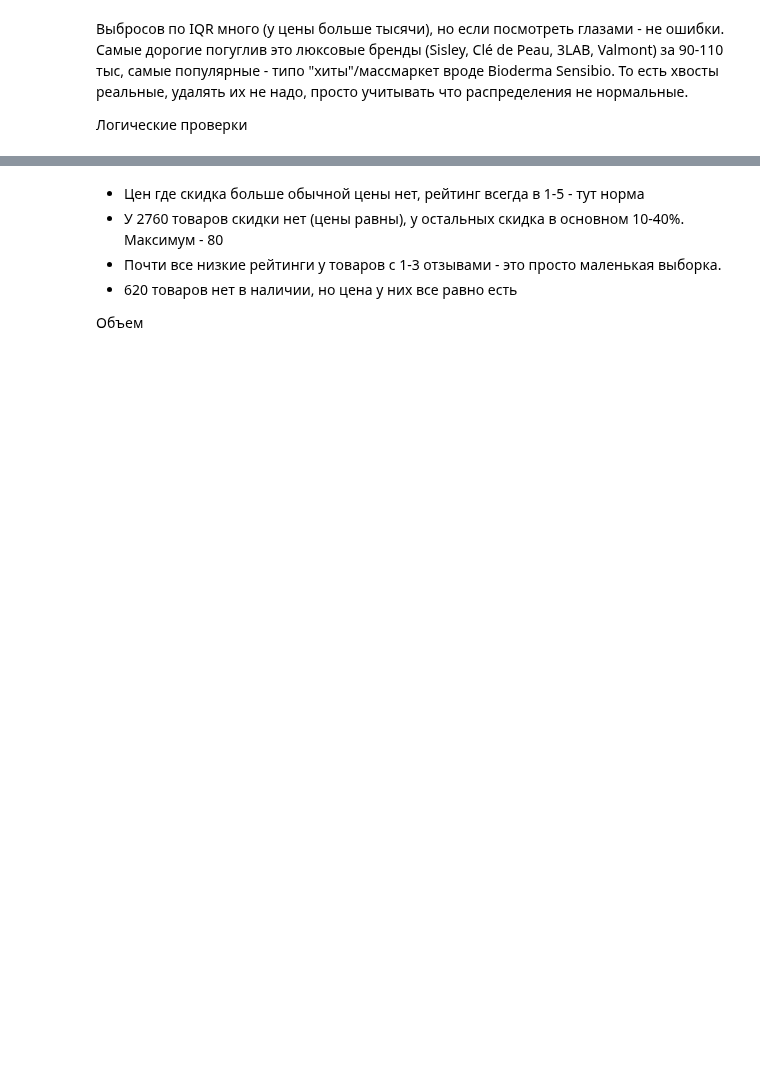
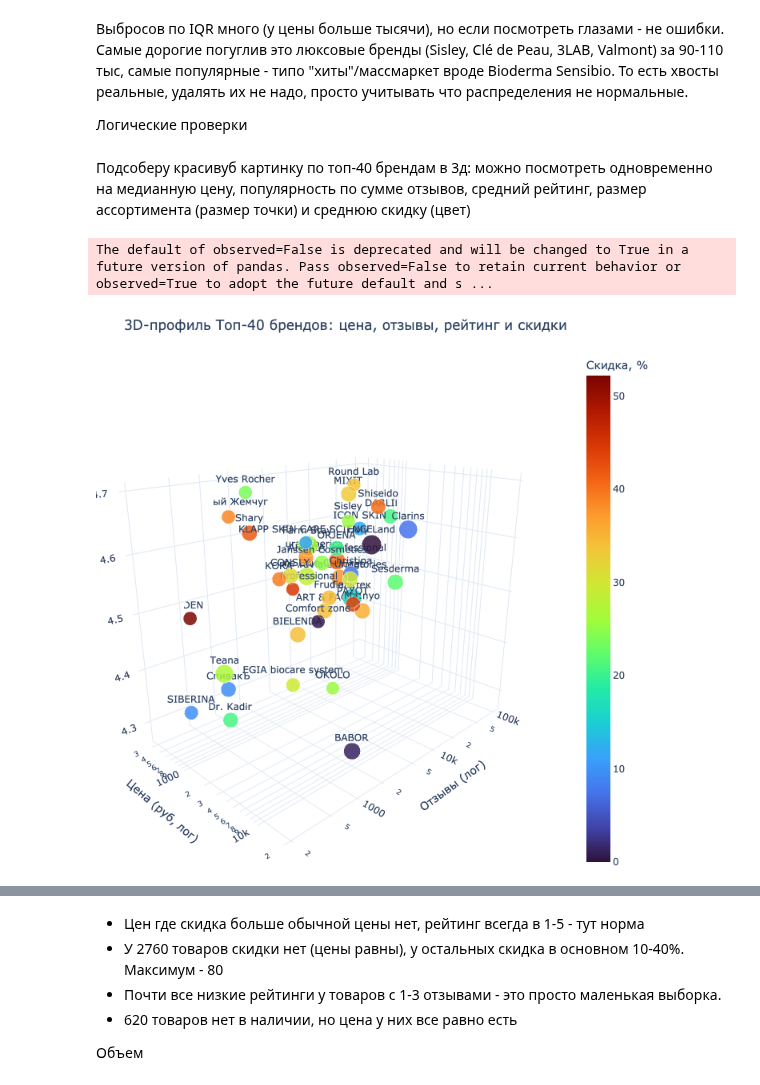
Before and after one commit to ValeriKond/dde-course, a Jupyter notebook: notebooks/EDA.ipynb, the cells around one changed output, grey strips where cells are left out. Drawn from its saved outputs; the diff is of its cells as text; code cells hidden in the pictures; blank space fills up the shorter version.

Commit message:
Апдейтнул ЕДА ноутбука. Тк изначально использовал плотли, решил попробовать что-то более необычное, раз стек остается в рамках домашки тем же - радар профиль и тд

```diff
--- a/notebooks/EDA.ipynb
+++ b/notebooks/EDA.ipynb
@@ -219,3 +281,49 @@ df.nlargest(5, "reviews_count")[["name", "brand", "reviews_count", "rating"]]
 Выбросов по IQR много (у цены больше тысячи), но если посмотреть глазами - не ошибки. Самые дорогие погуглив это люксовые бренды (Sisley, Clé de Peau, 3LAB, Valmont) за 90-110 тыс, самые популярные -  типо "хиты"/массмаркет вроде Bioderma Sensibio. То есть хвосты реальные, удалять их не надо, просто учитывать что распределения не нормальные.
 
 Логические проверки
+# %% [markdown]
+Подсоберу красивуб картинку по топ-40 брендам в 3д: можно посмотреть одновременно на медианную цену, популярность по сумме отзывов, средний рейтинг, размер ассортимента (размер точки) и среднюю скидку (цвет)
+# %%
+brand_3d = (
+    df.groupby("brand")
+    .agg(
+        items_count=("item_id", "count"),
+        median_price=("price_actual", "median"),
+        mean_rating=("rating", "mean"),
+        total_reviews=("reviews_count", "sum"),
+        mean_discount=("discount_pct", "mean"),
+    )
+    .reset_index()
+    .nlargest(40, "items_count")
+)
+
+fig = px.scatter_3d(
+    brand_3d,
+    x="median_price",
+    y="total_reviews",
+    z="mean_rating",
+    size="items_count",
+    color="mean_discount",
+    text="brand",
+    log_x=True,
+    log_y=True,
+    size_max=40,
+    opacity=0.85,
+    color_continuous_scale="Turbo",
+    title="3D-профиль Топ-40 брендов: цена, отзывы, рейтинг и скидки",
+    labels={
+        "median_price": "Цена (руб, лог)",
+        "total_reviews": "Отзывы (лог)",
+        "mean_rating": "Рейтинг",
+        "mean_discount": "Скидка, %",
+    },
+)
+fig.update_layout(
+    height=700,
+    margin=dict(l=0, r=0, b=0, t=50),
+    scene=dict(camera=dict(eye=dict(x=1.6, y=-1.6, z=0.8))),
+)
+fig.show()
+# %% [output]
+The default of observed=False is deprecated and will be changed to True in a future version of pandas. Pass observed=False to retain current behavior or observed=True to adopt the future default and s ...
+[figure, added]
```
Also changed, not shown: parts of 28 cells of this notebook.
